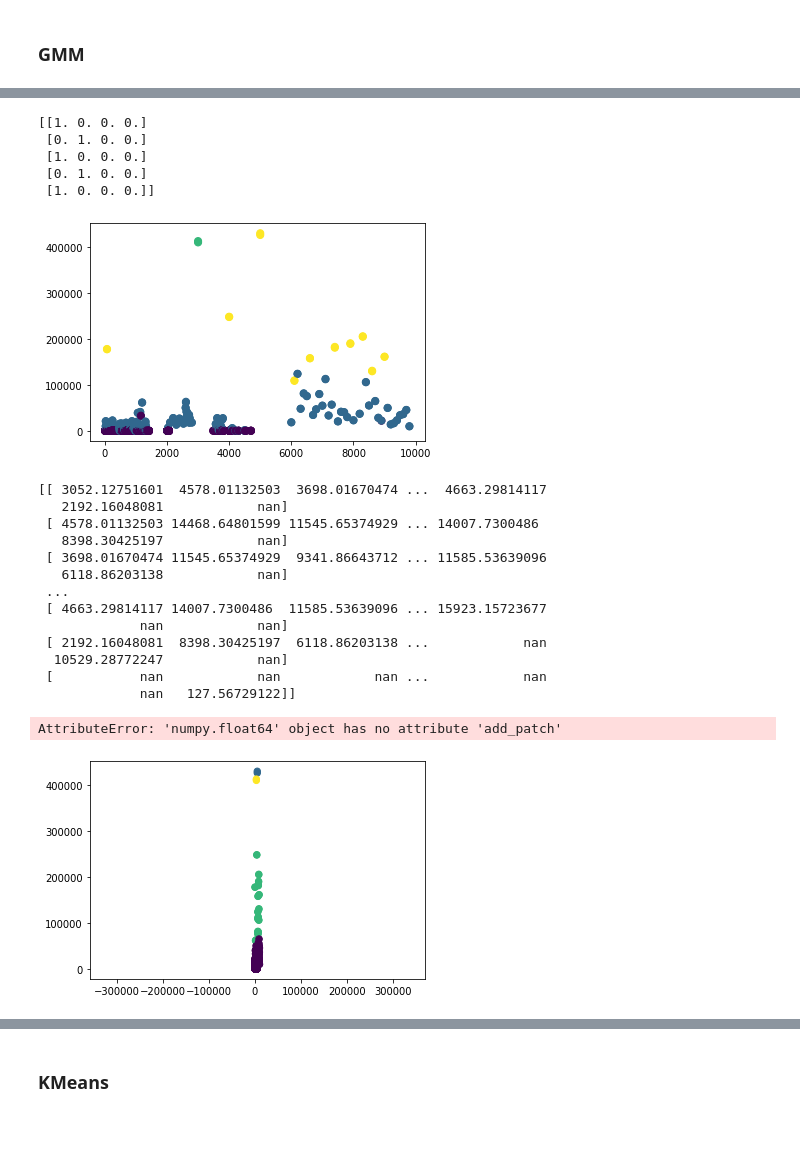
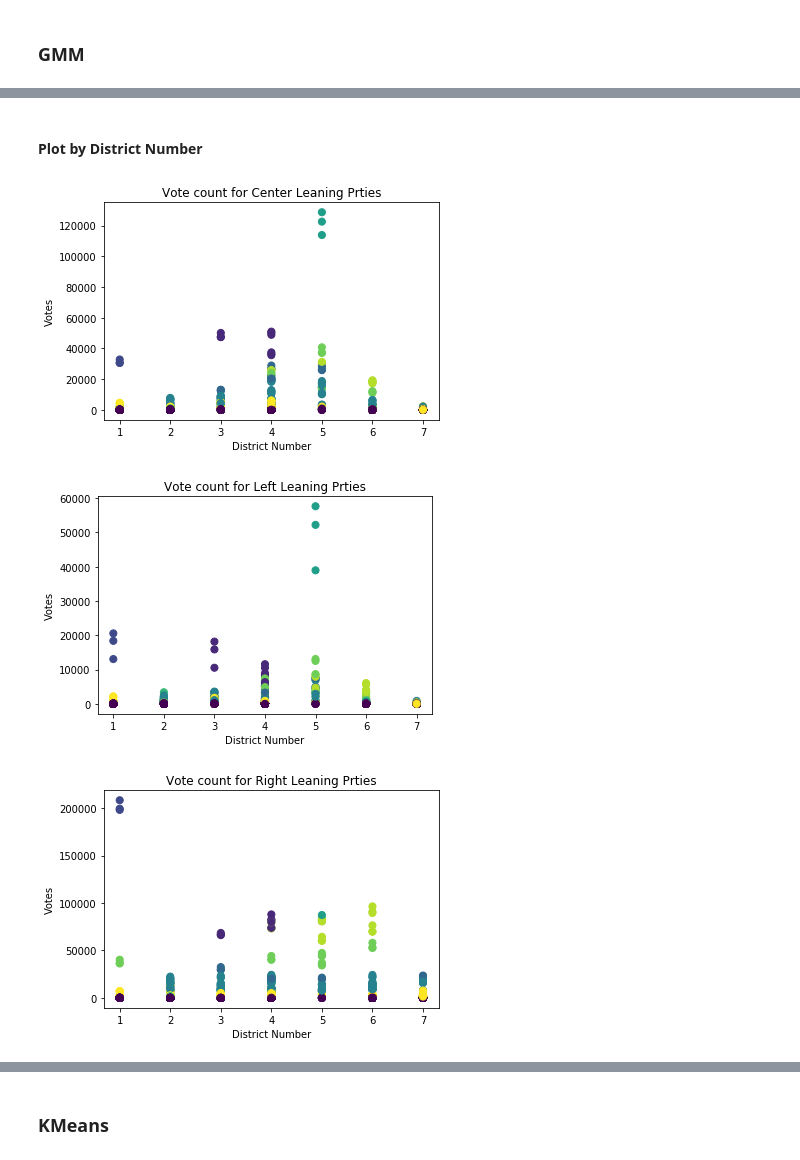
Before and after one commit to AmjadNas/voter_ballet_prediction, a Jupyter notebook: Clusters.ipynb, the cells around one changed output, grey strips where cells are left out. Saved outputs shown, nothing was run; the diff lists cells and outputs as text; code cells hidden in the pictures; blank space fills up the shorter version.

```diff
--- a/Clusters.ipynb
+++ b/Clusters.ipynb
@@ -20,5 +93,9 @@ def drop_cols(data):
+# %%
+expcheb2 = pd.read_csv("generated/expcheb2.csv")
+# %%
+expcheb3 = pd.read_csv("generated/expcheb3.csv")
 # %%
-data = expcheb.append(expcheb2)
+data = expcheb.append(expcheb2, ignore_index = True).append(expcheb3, ignore_index = True)
 data = drop_cols(data)
 # %%
 data.head()
@@ -33,5 +175,5 @@ data.head()
 # %% [markdown]
 ### GMM
 # %%
-gmm = GaussianMixture(n_components=4).fit(data)
+gmm = GaussianMixture(n_components=10).fit(data)
 labels = gmm.predict(data)
@@ -42,14 +179,0 @@ plt.scatter(data.values[:, 0], data.values[:, 1], c=labels, s=40, cmap='viridis'
-# %%
-probs = gmm.predict_proba(data)
-print(probs[:5].round(3))
-# %% [output]
-[[1. 0. 0. 0.]
- [0. 1. 0. 0.]
- [1. 0. 0. 0.]
- [0. 1. 0. 0.]
- [1. 0. 0. 0.]]
-# %%
-size = 50 * probs.max(1) ** 2  # square emphasizes differences
-plt.scatter(data.values[:, 0], data.values[:, 1], c=labels, cmap='viridis', s=size);
-# %% [output]
-[figure, removed]
@@ -92,19 +180,29 @@ def plot_gmm(gmm, X, label=True, ax=None):
-# %%
-gmm = GaussianMixture(n_components=4, random_state=42)
-plot_gmm(gmm, data.values)
-# %% [output]
-[[ 3052.12751601  4578.01132503  3698.01670474 ...  4663.29814117
-   2192.16048081            nan]
- [ 4578.01132503 14468.64801599 11545.65374929 ... 14007.7300486
-   8398.30425197            nan]
- [ 3698.01670474 11545.65374929  9341.86643712 ... 11585.53639096
-   6118.86203138            nan]
- ...
- [ 4663.29814117 14007.7300486  11585.53639096 ... 15923.15723677
-             nan            nan]
- [ 2192.16048081  8398.30425197  6118.86203138 ...            nan
-  10529.28772247            nan]
- [           nan            nan            nan ...            nan
-             nan   127.56729122]]
-AttributeError: 'numpy.float64' object has no attribute 'add_patch'
-[figure, removed]
+# %% [markdown]
+#### Plot by District Number
+# %%
+plt.figure(1)
+plt.scatter(data["district"], data["Center Leaning"] , c=labels, s=50, cmap='viridis');
+plt.title('Vote count for Center Leaning Prties')
+plt.xlabel('District Number')
+plt.ylabel('Votes')
+plt.show()
+
+
+plt.figure(2)
+plt.scatter(data["district"], data["Left Leaning"] , c=labels, s=50, cmap='viridis');
+plt.title('Vote count for Left Leaning Prties')
+plt.xlabel('District Number')
+plt.ylabel('Votes')
+plt.show()
+
+
+plt.figure(3)
+plt.scatter(data["district"], data["Right Leaning"] , c=labels, s=50, cmap='viridis');
+plt.title('Vote count for Right Leaning Prties')
+plt.xlabel('District Number')
+plt.ylabel('Votes')
+plt.show()
+# %% [output]
+[figure, added]
+[figure, added]
+[figure, added]
```
Also changed, not shown: parts of 25 cells of this notebook, 19 other files.
